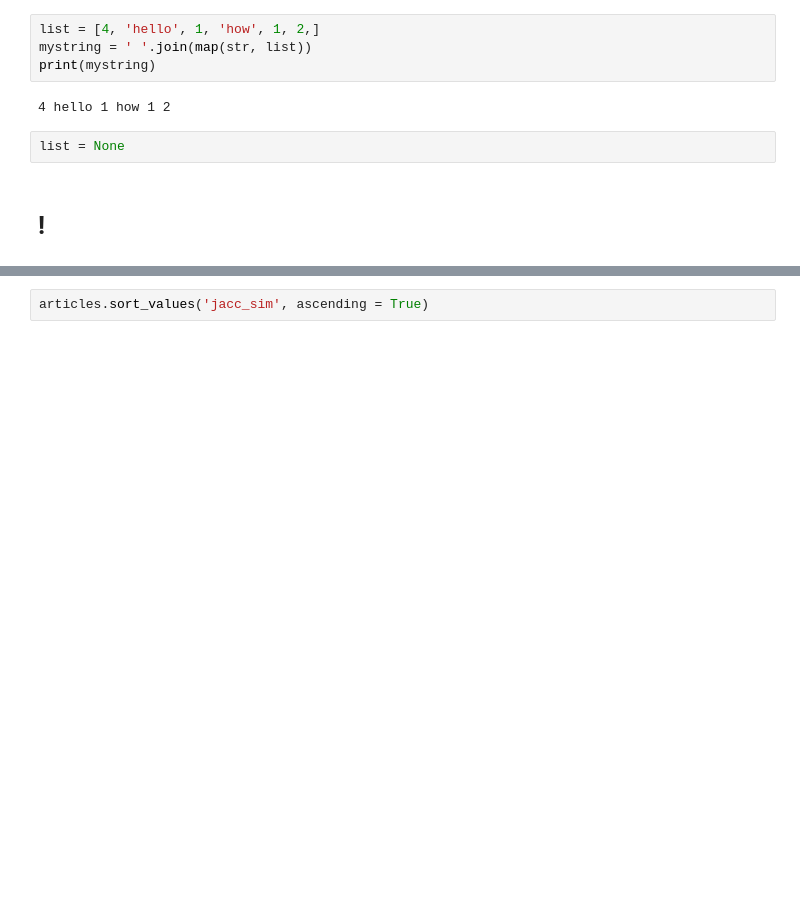
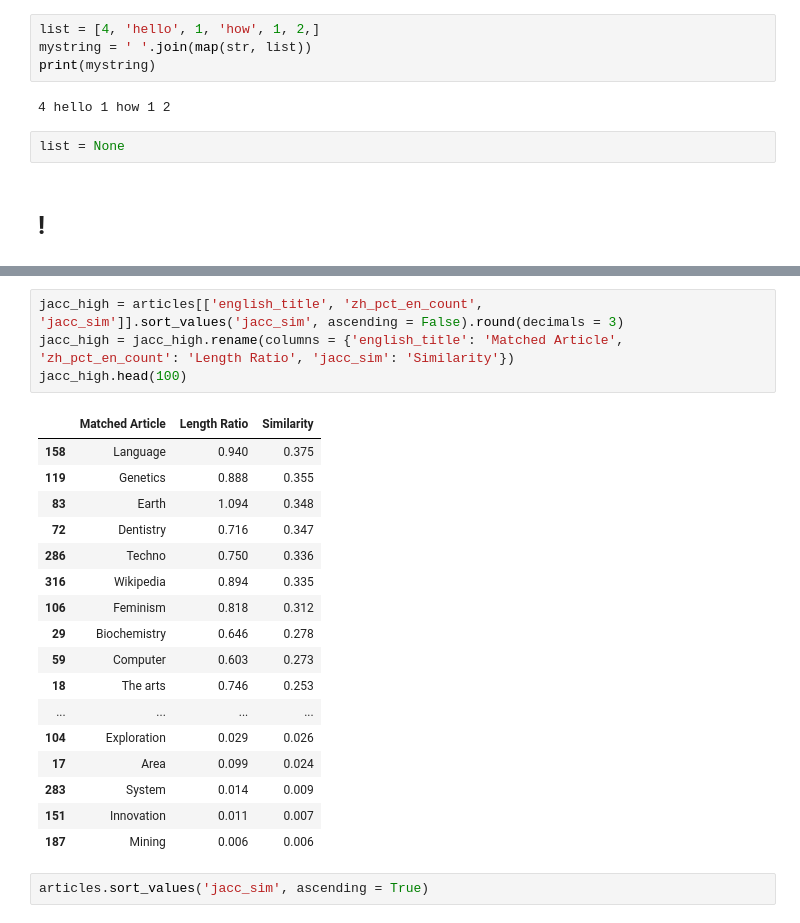
Before and after one commit to dajaea/atlas, a Jupyter notebook: notebooks/eda_matched_content.ipynb, the cells around one changed output, grey strips where cells are left out. Drawn from its saved outputs; the diff is of its cells as text; blank space fills up the shorter version.

```diff
--- a/notebooks/eda_matched_content.ipynb
+++ b/notebooks/eda_matched_content.ipynb
@@ -389,3 +431,25 @@ articles.head()
+# %%
+jacc_high = articles[['english_title', 'zh_pct_en_count', 'jacc_sim']].sort_values('jacc_sim', ascending = False).round(decimals = 3)
+jacc_high = jacc_high.rename(columns = {'english_title': 'Matched Article', 'zh_pct_en_count': 'Length Ratio', 'jacc_sim': 'Similarity'})
+jacc_high.head(100)
+# %% [output]
+|  | Matched Article | Length Ratio | Similarity |
+| 158 | Language | 0.940 | 0.375 |
+| 119 | Genetics | 0.888 | 0.355 |
+| 83 | Earth | 1.094 | 0.348 |
+| 72 | Dentistry | 0.716 | 0.347 |
+| 286 | Techno | 0.750 | 0.336 |
+| 316 | Wikipedia | 0.894 | 0.335 |
+| 106 | Feminism | 0.818 | 0.312 |
+| 29 | Biochemistry | 0.646 | 0.278 |
+| 59 | Computer | 0.603 | 0.273 |
+| 18 | The arts | 0.746 | 0.253 |
+| ... | ... | ... | ... |
+| 104 | Exploration | 0.029 | 0.026 |
+| 17 | Area | 0.099 | 0.024 |
+| 283 | System | 0.014 | 0.009 |
+| 151 | Innovation | 0.011 | 0.007 |
+| 187 | Mining | 0.006 | 0.006 |
 # %%
 articles.sort_values('jacc_sim', ascending = True)
 # %% [output]
```
Also changed, not shown: parts of 12 cells of this notebook, 3 other files.
